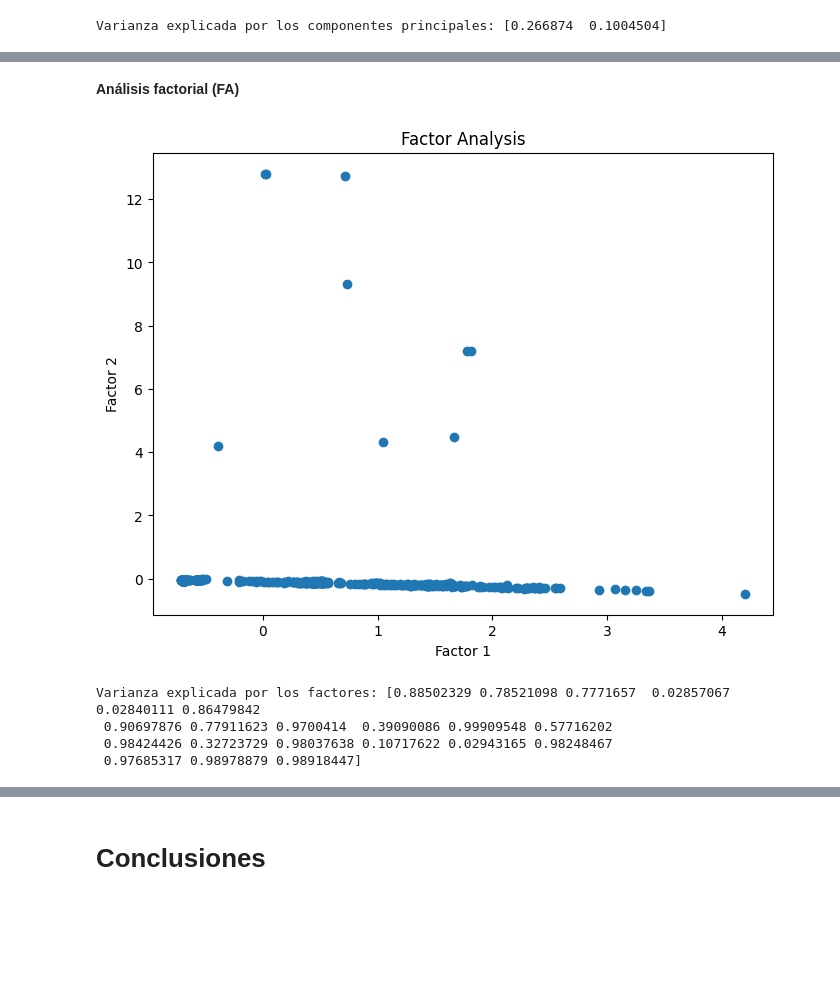
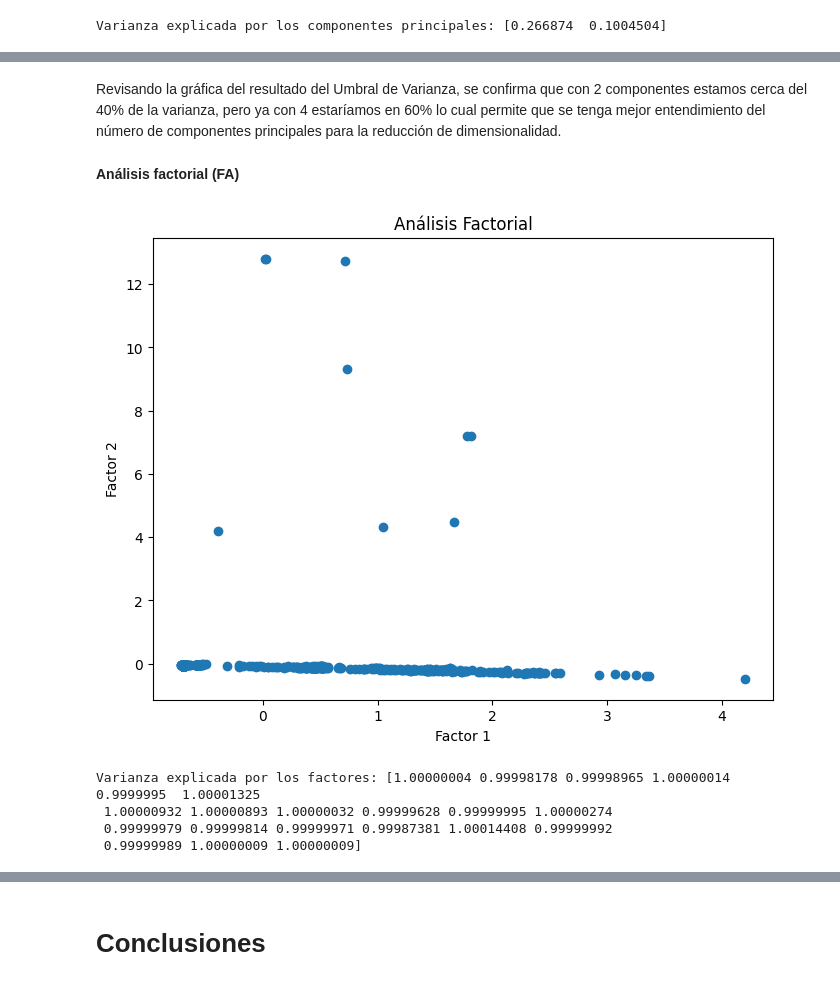
Before and after one commit to A01793469/CO2MassBalance_Equipo6, a Jupyter notebook: Avance2_Equipo6.ipynb, the cells around one changed output, grey strips where cells are left out. Cells and saved outputs as stored; diff of their text form; code cells hidden in the pictures; blank space fills up the shorter version.

Commit message:
Se realiza análisis de resultados de Analisis Factorial

```diff
--- a/Avance2_Equipo6.ipynb
+++ b/Avance2_Equipo6.ipynb
@@ -668,33 +690,35 @@ Varianza explicada por los componentes principales: [0.266874  0.1004504]
+# %% [markdown]
+Revisando la gráfica del resultado del Umbral de Varianza, se confirma que con 2 componentes estamos cerca del 40% de la varianza, pero ya con 4 estaríamos en 60% lo cual permite que se tenga mejor entendimiento del número de componentes principales para la reducción de dimensionalidad.
 # %% [markdown]
 **Análisis factorial (FA)**
 # %%
 from sklearn.decomposition import FactorAnalysis
 
 # Seleccionar las columnas numéricas para aplicar Factor Analysis
 numerical_cols = [col for col in target_df.columns if 'prop_volume(l)' in col or 'prop_age(minutes)' in col or col == 'co2_flow(l)']
 fa_df = target_df[numerical_cols]
 
 # Estandarizar los datos
 x = StandardScaler().fit_transform(fa_df)
 
 # Aplicar Factor Analysis con 2 factores
 fa = FactorAnalysis(n_components=2)
 factorComponents = fa.fit_transform(x)
 factorDf = pd.DataFrame(data = factorComponents, columns = ['factor 1', 'factor 2'])
 
 # Graficar los resultados de Factor Analysis
 plt.figure(figsize=(8, 6))
 plt.scatter(factorDf['factor 1'], factorDf['factor 2'])
 plt.xlabel('Factor 1')
 plt.ylabel('Factor 2')
-plt.title('Factor Analysis')
+plt.title('Análisis Factorial')
 plt.show()
 
 # Imprimir la varianza explicada por cada factor
-print('Varianza explicada por los factores:', fa.noise_variance_)
+print('Varianza explicada por los factores:', np.diag(fa.get_covariance()))
 # %% [output]
-[figure, old version]
+[figure, new version]
-Varianza explicada por los factores: [0.88502329 0.78521098 0.7771657  0.02857067 0.02840111 0.86479842
- 0.90697876 0.77911623 0.9700414  0.39090086 0.99909548 0.57716202
- 0.98424426 0.32723729 0.98037638 0.10717622 0.02943165 0.98248467
- 0.97685317 0.98978879 0.98918447]
+Varianza explicada por los factores: [1.00000004 0.99998178 0.99998965 1.00000014 0.9999995  1.00001325
+ 1.00000932 1.00000893 1.00000032 0.99999628 0.99999995 1.00000274
+ 0.99999979 0.99999814 0.99999971 0.99987381 1.00014408 0.99999992
+ 0.99999989 1.00000009 1.00000009]
```
Also changed, not shown: parts of 7 cells of this notebook.
